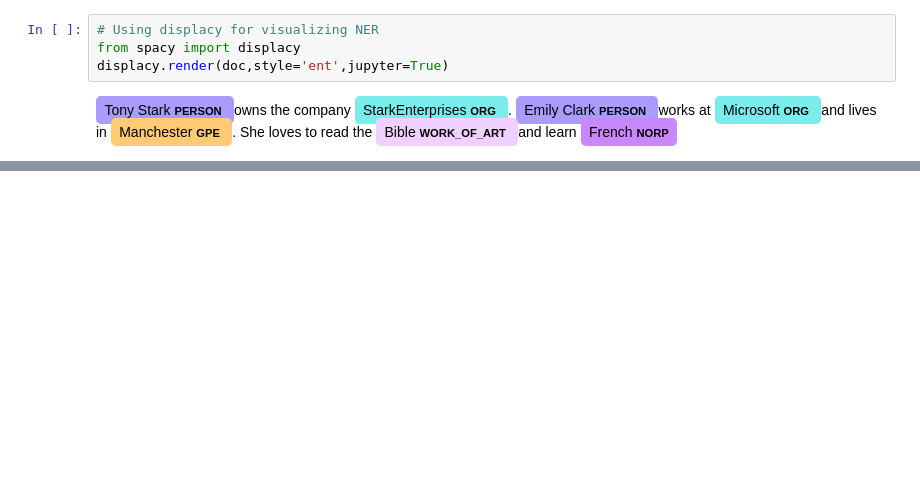
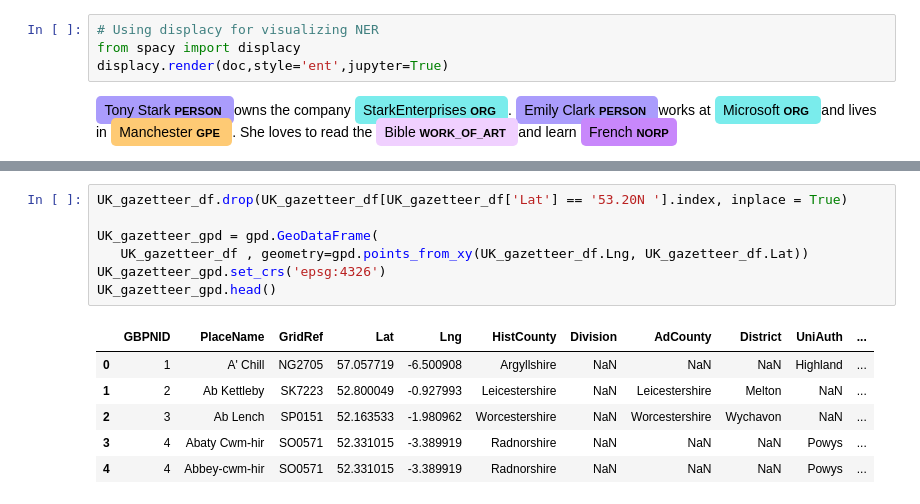
Before and after one commit to zhurui0509/GEOGM0068-git, a Jupyter notebook: _sources/labs/lab02.ipynb, the cells around one changed output, grey strips where cells are left out. Saved outputs shown, nothing was run; the diff lists cells and outputs as text; blank space fills up the shorter version.

```diff
--- a/_sources/labs/lab02.ipynb
+++ b/_sources/labs/lab02.ipynb
@@ -323,0 +399,14 @@ TBC next week ...
+# %%
+UK_gazetteer_df.drop(UK_gazetteer_df[UK_gazetteer_df['Lat'] == '53.20N '].index, inplace = True)
+
+UK_gazetteer_gpd = gpd.GeoDataFrame(
+   UK_gazetteer_df , geometry=gpd.points_from_xy(UK_gazetteer_df.Lng, UK_gazetteer_df.Lat))
+UK_gazetteer_gpd.set_crs('epsg:4326')
+UK_gazetteer_gpd.head()
+# %% [output]
+|  | GBPNID | PlaceName | GridRef | Lat | Lng | HistCounty | Division | AdCounty | District | UniAuth | ... |
+| 0 | 1 | A' Chill | NG2705 | 57.057719 | -6.500908 | Argyllshire | NaN | NaN | NaN | Highland | ... |
+| 1 | 2 | Ab Kettleby | SK7223 | 52.800049 | -0.927993 | Leicestershire | NaN | Leicestershire | Melton | NaN | ... |
+| 2 | 3 | Ab Lench | SP0151 | 52.163533 | -1.980962 | Worcestershire | NaN | Worcestershire | Wychavon | NaN | ... |
+| 3 | 4 | Abaty Cwm-hir | SO0571 | 52.331015 | -3.389919 | Radnorshire | NaN | NaN | NaN | Powys | ... |
+| 4 | 4 | Abbey-cwm-hir | SO0571 | 52.331015 | -3.389919 | Radnorshire | NaN | NaN | NaN | Powys | ... |
```
Also changed, not shown: parts of 26 cells of this notebook, 8 other files.
